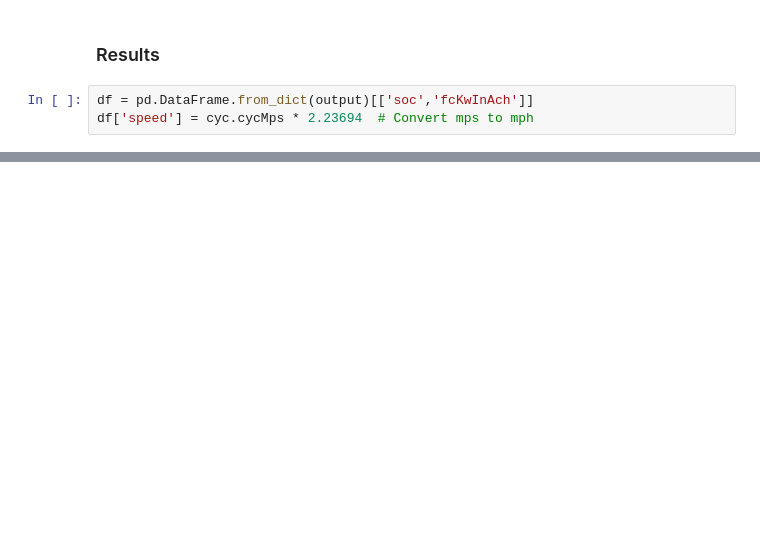
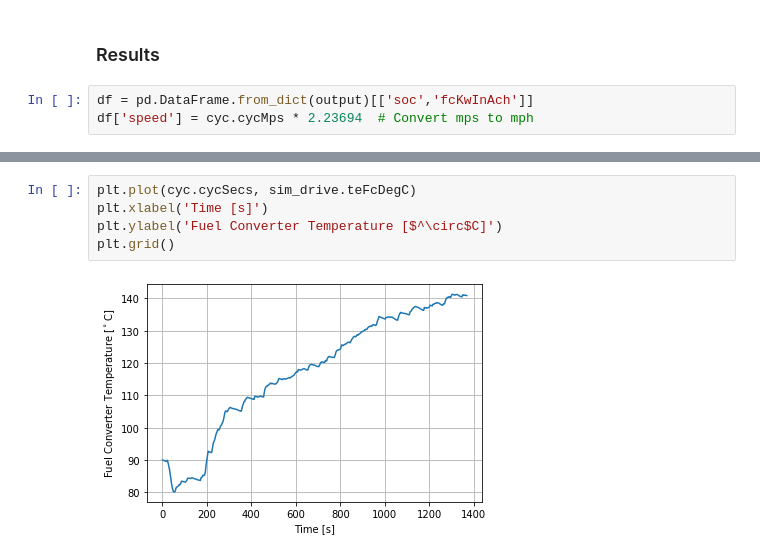
Before and after one commit to NREL/fastsim, a Jupyter notebook: docs/hot_demo.ipynb, the cells around one changed output, grey strips where cells are left out. Saved outputs shown, nothing was run; the diff lists cells and outputs as text; blank space fills up the shorter version.

```diff
--- a/docs/hot_demo.ipynb
+++ b/docs/hot_demo.ipynb
@@ -107,0 +122,7 @@ ax2.tick_params('y', colors='xkcd:pale red')
+# %%
+plt.plot(cyc.cycSecs, sim_drive.teFcDegC)
+plt.xlabel('Time [s]')
+plt.ylabel('Fuel Converter Temperature [$^\circ$C]')
+plt.grid()
+# %% [output]
+[figure, added]
```
Also changed, not shown: parts of 6 cells of this notebook, 2 other files.
